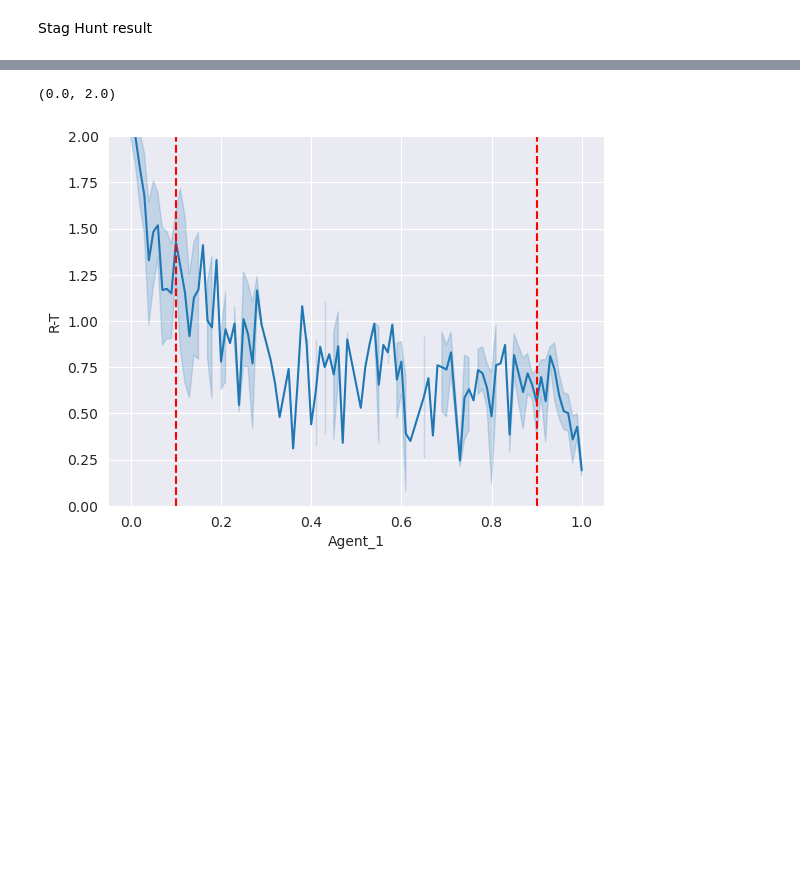
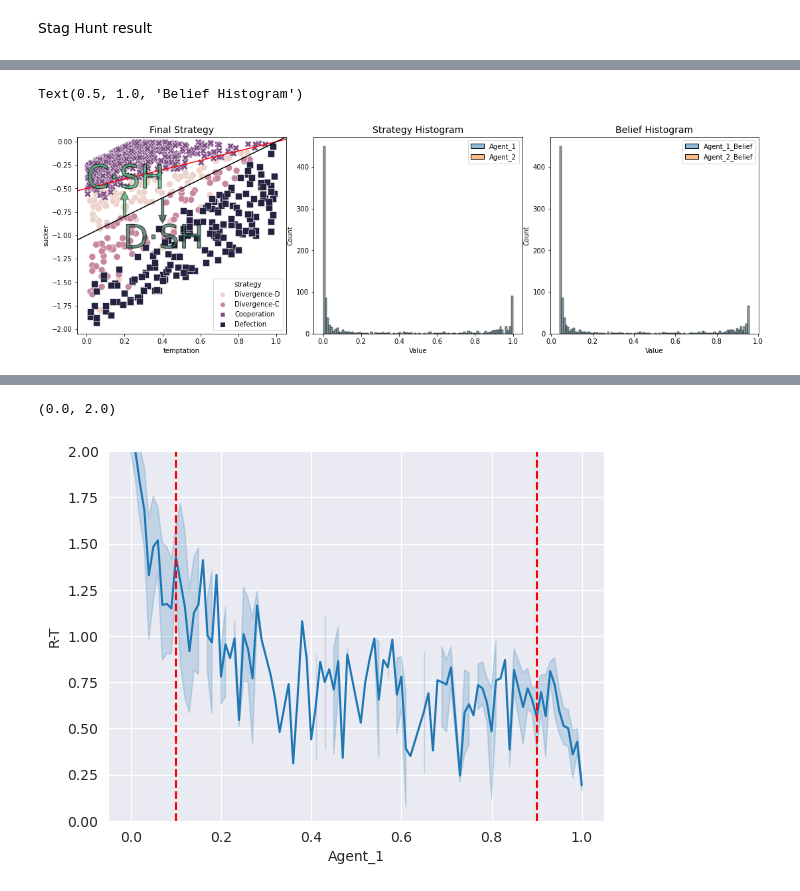
Before and after one commit to HarryZhangHH/EpisodicDRQN, a Jupyter notebook: fictitious_play_experiment.ipynb, the cells around one changed output, grey strips where cells are left out. Cells and saved outputs as stored; diff of their text form; code cells hidden in the pictures; blank space fills up the shorter version.

```diff
--- a/fictitious_play_experiment.ipynb
+++ b/fictitious_play_experiment.ipynb
@@ -148 +240,60 @@ df_SH[['Agent_1', 'Agent_2']].plot.hist(bins=100, alpha=0.5)
+# %%
+df_SH_plot = df_SH.copy()
+df_SH_plot.temptation = df_SH_plot.temptation/df_SH_plot.reward
+df_SH_plot.sucker = df_SH_plot.sucker/df_SH_plot.reward
+df_SH_plot.reward = df_SH_plot.reward/df_SH_plot.reward
+df_SH_plot = df_SH_plot.sort_values(by=['strategy'],ascending=True)
+df_SH_plot.loc[df_SH_plot.strategy == 0, 'strategy'] = 'Cooperation'
+df_SH_plot.loc[df_SH_plot.strategy == 1, 'strategy'] = 'Defection'
+df_SH_plot.loc[df_SH_plot.strategy == -0.5, 'strategy'] = 'Divergence-C'
+df_SH_plot.loc[df_SH_plot.strategy == -1, 'strategy'] = 'Divergence-D'
+
+fig, axes = plt.subplots(1, 3, figsize=(15, 5))
+fig.tight_layout(rect=[0, 0.03, 1, 0.97])
+sns.scatterplot(ax=axes[0], data=df_SH_plot, y='sucker', x='temptation',
+                hue="strategy", s=100, style='strategy',
+                markers=['o','o','X','s'], linewidth=0.5, alpha=1, legend="full", palette='ch:s=-.2,r=.5')
+# axes[0].legend(title='Strategy', loc='lower right', labels=['Divergence_D','Divergence_C','Defection','Cooperation'])
+# lgnd = axes[0].legend(scatterpoints=1, frameon=True, labelspacing=.1, title='Strategy', markerscale=.4,
+#            labels=['Defection','Divergence_D','Divergence_C','Cooperation'], loc='lower right', shadow=True)
+# for i in lgnd.legendHandles:
+#     i._sizes = [30]
+
+x = np.linspace(-0.1, 1.1, 100)
+y = -0.5 + 0.5* x
+axes[0].plot(x, y, "r")
+# y = -1.5 + 1.5*x
+# axes[0].plot(x, y)
+y = -1 + 1*x
+axes[0].plot(x, y, "black")
+t = axes[0].text(0.2, -0.4, r"C$\cdot$SH", alpha = .7, animated = True,
+       fontsize = 49, fontstyle = "normal", color = "grey", ha = "center",  va = "center")
+t.set_path_effects([
+    path_effects.PathPatchEffect(
+        edgecolor='black', linewidth=1.1, facecolor='#3CB371', alpha=.7)])
+axes[0].annotate("", xy=(0.2, -0.53), xytext=(0.2, -0.8), arrowprops=dict(facecolor='#3CB371',alpha=.7))
+
+t = axes[0].text(0.4, -1.04, r"D$\cdot$SH", alpha = .7, animated = True,
+       fontsize = 49, fontstyle = "normal", color = "grey", ha = "center",  va = "center")
+t.set_path_effects([
+    path_effects.PathPatchEffect(
+        edgecolor='black', linewidth=1.1, facecolor='#306754', alpha=.7)])
+axes[0].annotate("", xy=(0.4, -0.87), xytext=(0.4, -0.6), arrowprops=dict(facecolor='#306754',alpha=.7))
+
+# axes[0].axis(ymin=-1.1,ymax=0.05)
+# axes[0].set_ylim(-1.05,.05)
+sns.histplot(ax=axes[1], data=df_SH_plot[['Agent_1', 'Agent_2']], alpha=0.5, bins=100)
+sns.histplot(ax=axes[2], data=df_SH_plot[['Agent_1_Belief', 'Agent_2_Belief']], alpha=0.5, bins=100)
+# axes[1].axis(ymin=0,ymax=50)
+
+axes[0].axis(xmin=-0.05,xmax=1.05,ymin=-2.05,ymax=0.05)
+axes[1].set_xlabel('Value')
+axes[2].set_xlabel('Value')
+
+axes[0].set_title('Final Strategy', fontsize=14)
+axes[1].set_title('Strategy Histogram', fontsize=14)
+axes[2].set_title('Belief Histogram', fontsize=14)
+# %% [output]
+Text(0.5, 1.0, 'Belief Histogram')
+[figure, added]
 # %%
```
Also changed, not shown: parts of 14 cells of this notebook.
